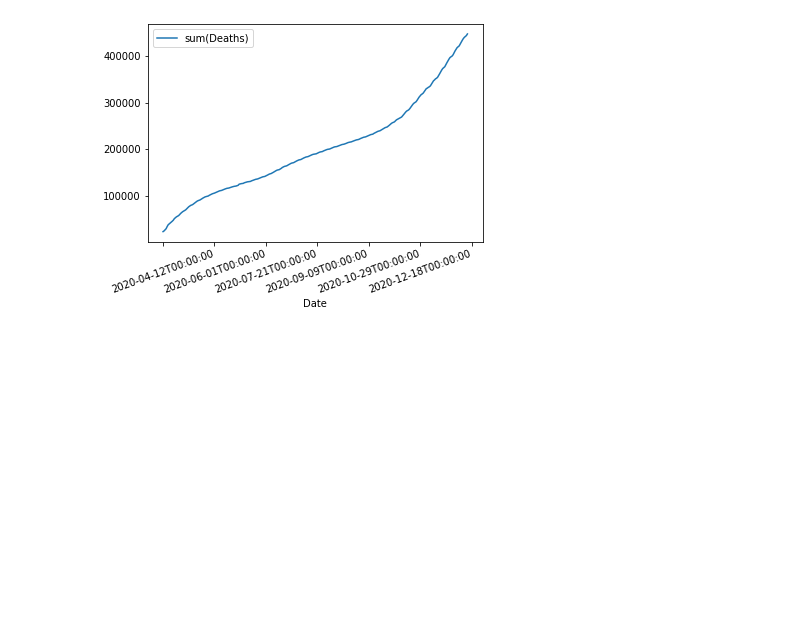
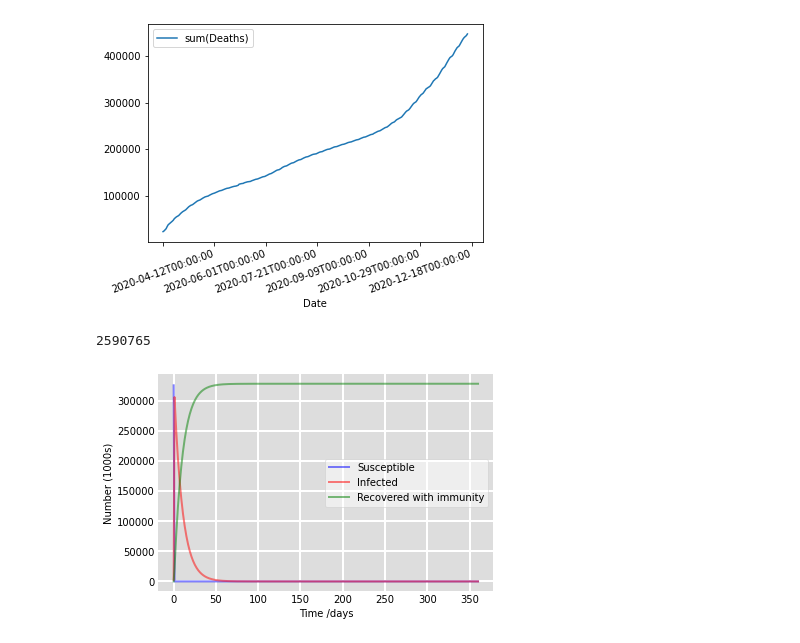
Before and after one commit to Ferryistaken/Covid19-R-Modeling, a Jupyter notebook: analysis.ipynb, the cells around one changed output. Cells and saved outputs as stored; diff of their text form; code cells hidden in the pictures; blank space fills up the shorter version.

Commit message:
sir model complete with actual data

```diff
--- a/analysis.ipynb
+++ b/analysis.ipynb
@@ -72,3 +74,57 @@ graph_data.plot(rot=20)
 # %% [output]
 <AxesSubplot:xlabel='Date'>
 [figure]
+# %%
+# SIR model
+# The SIR model divides the population in 3 groups
+# 1. S(t) are the ones which could get the virus
+# 2. I(t) is the number of infected people
+# 3. R(t) are the recovered and immune
+
+# Total population, N.
+N = 328200000
+# Initial number of infected and recovered individuals, I0 and R0.
+I0 = (engine.execute("SELECT SUM (D) FROM (SELECT MAX (Confirmed) AS D FROM Covid_Data WHERE Date > " + analysis_start_date +  " AND Date < " + analysis_end_date + " GROUP BY rtrim(Province_State));").fetchall())[0][0]
+print(I0)
+R0 = 0
+# Everyone else, S0, is susceptible to infection initially.
+S0 = N - I0 - R0
+# Contact rate, beta, and mean recovery rate, gamma, (in 1/days).
+beta, gamma = 16, 1./10
+# A grid of time points (in days)
+t = np.linspace(0, 360, 360)
+
+# The SIR model differential equations.
+def deriv(y, t, N, beta, gamma):
+    S, I, R = y
+    dSdt = -beta * S * I / N
+    dIdt = beta * S * I / N - gamma * I
+    dRdt = gamma * I
+    return dSdt, dIdt, dRdt
+
+# Initial conditions vector
+y0 = S0, I0, R0
+# Integrate the SIR equations over the time grid, t.
+ret = odeint(deriv, y0, t, args=(N, beta, gamma))
+S, I, R = ret.T
+
+# Plot the data on three separate curves for S(t), I(t) and R(t)
+fig = plt.figure(facecolor='w')
+ax = fig.add_subplot(111, facecolor='#dddddd', axisbelow=True)
+ax.plot(t, S/1000, 'b', alpha=0.5, lw=2, label='Susceptible')
+ax.plot(t, I/1000, 'r', alpha=0.5, lw=2, label='Infected')
+ax.plot(t, R/1000, 'g', alpha=0.5, lw=2, label='Recovered with immunity')
+ax.set_xlabel('Time /days')
+ax.set_ylabel('Number (1000s)')
+#ax.set_ylim(0,1.2)
+ax.yaxis.set_tick_params(length=0)
+ax.xaxis.set_tick_params(length=0)
+ax.grid(b=True, which='major', c='w', lw=2, ls='-')
+legend = ax.legend()
+legend.get_frame().set_alpha(0.5)
+for spine in ('top', 'right', 'bottom', 'left'):
+    ax.spines[spine].set_visible(False)
+plt.show()
+# %% [output]
+2590765
+[figure, added]
```
Also changed, not shown: parts of 1 cell of this notebook.
